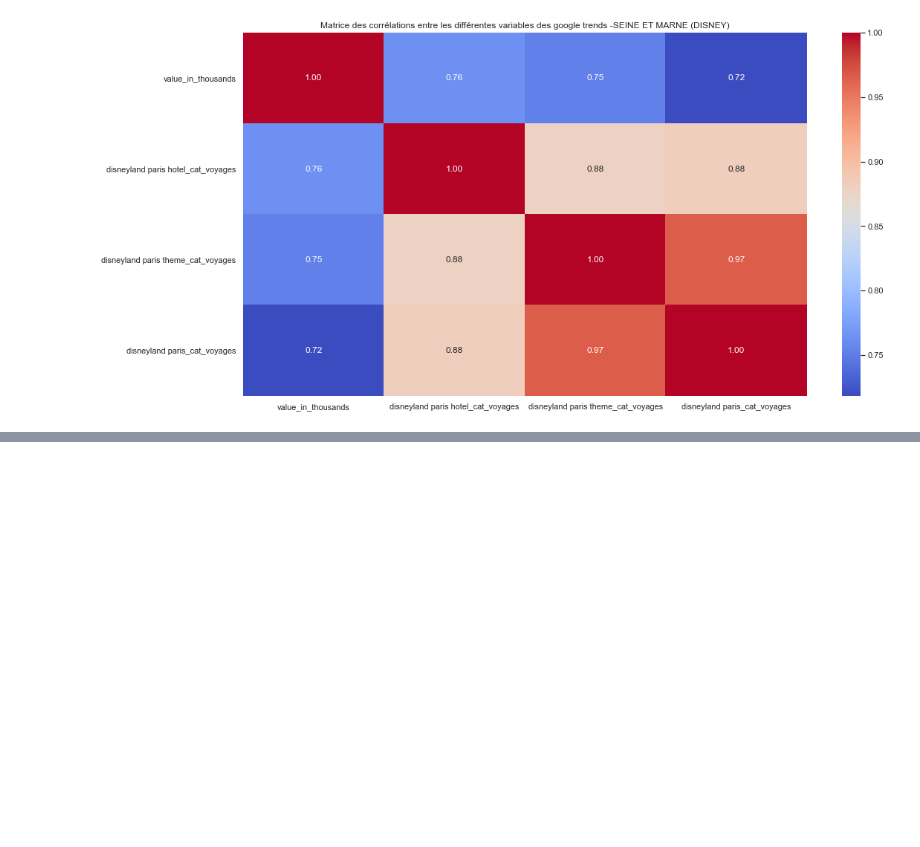
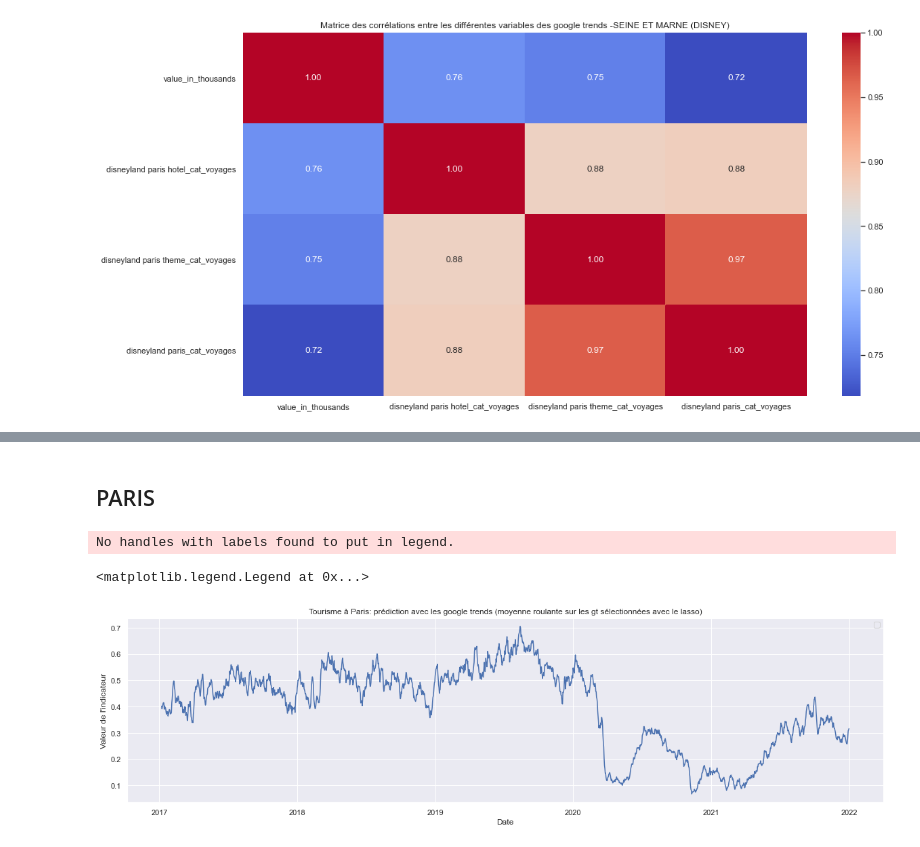
Before and after one commit to julienowack/stat_app, a Jupyter notebook: test lasso.ipynb, the cells around one changed output, grey strips where cells are left out. Saved outputs shown, nothing was run; the diff lists cells and outputs as text; code cells hidden in the pictures; blank space fills up the shorter version.

```diff
--- a/test lasso.ipynb
+++ b/test lasso.ipynb
@@ -1102,0 +1123,6 @@ Text(0.5, 1.0, 'Matrice des corrélations entre les différentes variables des g
+# %%
+# base des gt journalières qu'on va standardiser
+from sklearn.preprocessing import MinMaxScaler
+df_gt2.set_index(["date"], inplace = True,
+                    append = True, drop = True)
+df_gt2_stand = (df_gt2 - df_gt2.min(axis=0)) / (df_gt2.max(axis=0) - df_gt2.min(axis=0))
@@ -1102,0 +1137,22 @@ Text(0.5, 1.0, 'Matrice des corrélations entre les différentes variables des g
+# %% [markdown]
+## PARIS
+# %%
+# on sélectionne les variables pour paris
+gt_paris_moy=df_gt2_stand[["paris gare_cat_voyages","aeroport paris_cat_voyages","paris_cat_voyages","louvre_cat_voyages"]]
+gt_paris_moy["moyenne_gt_paris"]=(gt_paris_moy["paris gare_cat_voyages"]+gt_paris_moy["aeroport paris_cat_voyages"]+gt_paris_moy["paris_cat_voyages"]+gt_paris_moy["louvre_cat_voyages"])/4
+gt_paris_moy=gt_paris_moy.reset_index()
+
+#on représente graphiquement
+x=gt_paris_moy[["date"]]
+y=gt_paris_moy[["moyenne_gt_paris"]]
+z = rolling_mean = gt_paris_moy["moyenne_gt_paris"].rolling(window = 7).mean()
+fig = plt.figure(1, figsize=(20, 5))
+plt.plot(x, z)
+plt.title('Tourisme à Paris: prédiction avec les google trends (moyenne roulante sur les gt sélectionnées avec le lasso)')
+plt.xlabel('Date')
+plt.ylabel("Valeur de l'indicateur")
+plt.legend()
+# %% [output]
+No handles with labels found to put in legend.
+<matplotlib.legend.Legend at 0x...>
+[figure, added]
```
Also changed, not shown: parts of 30 cells of this notebook.
